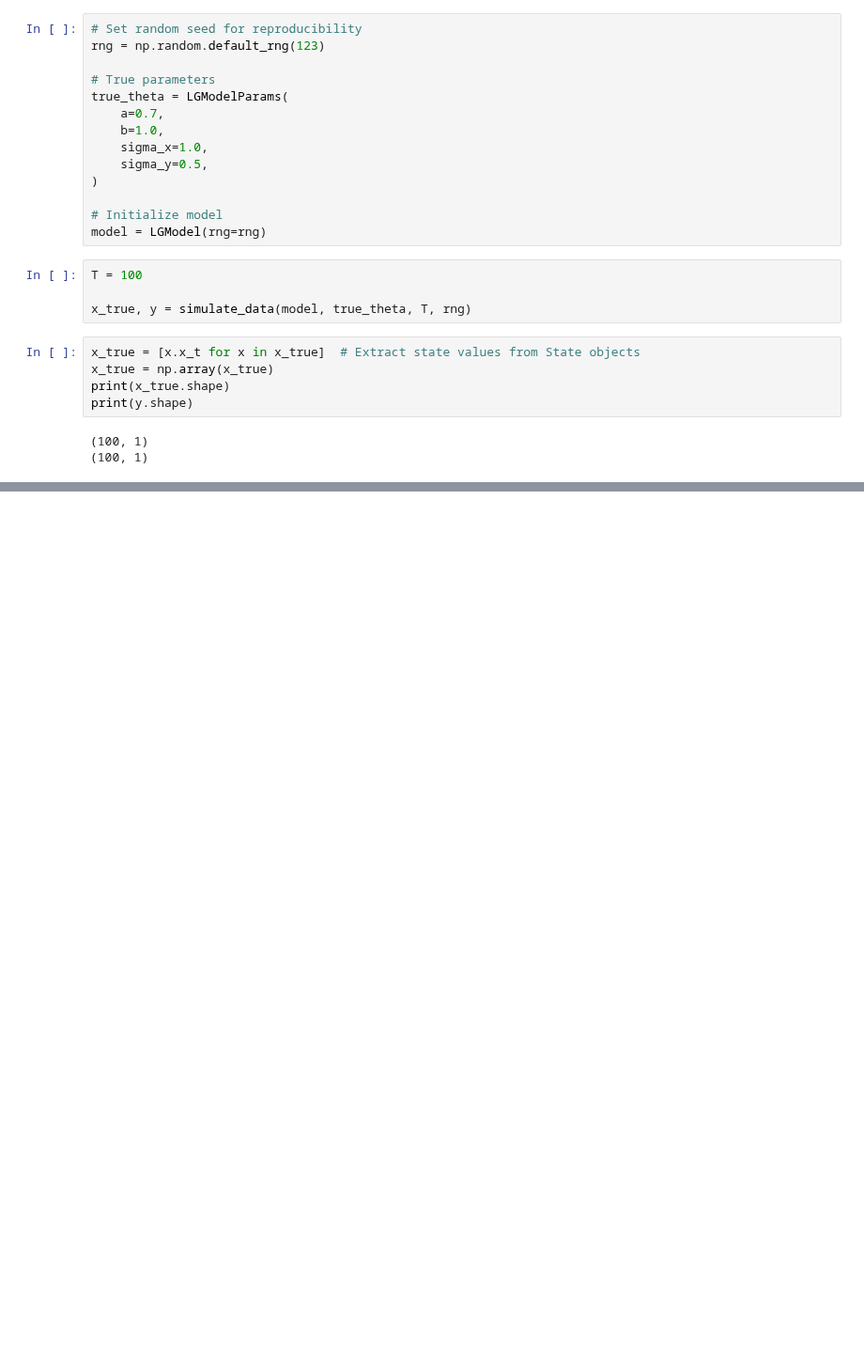
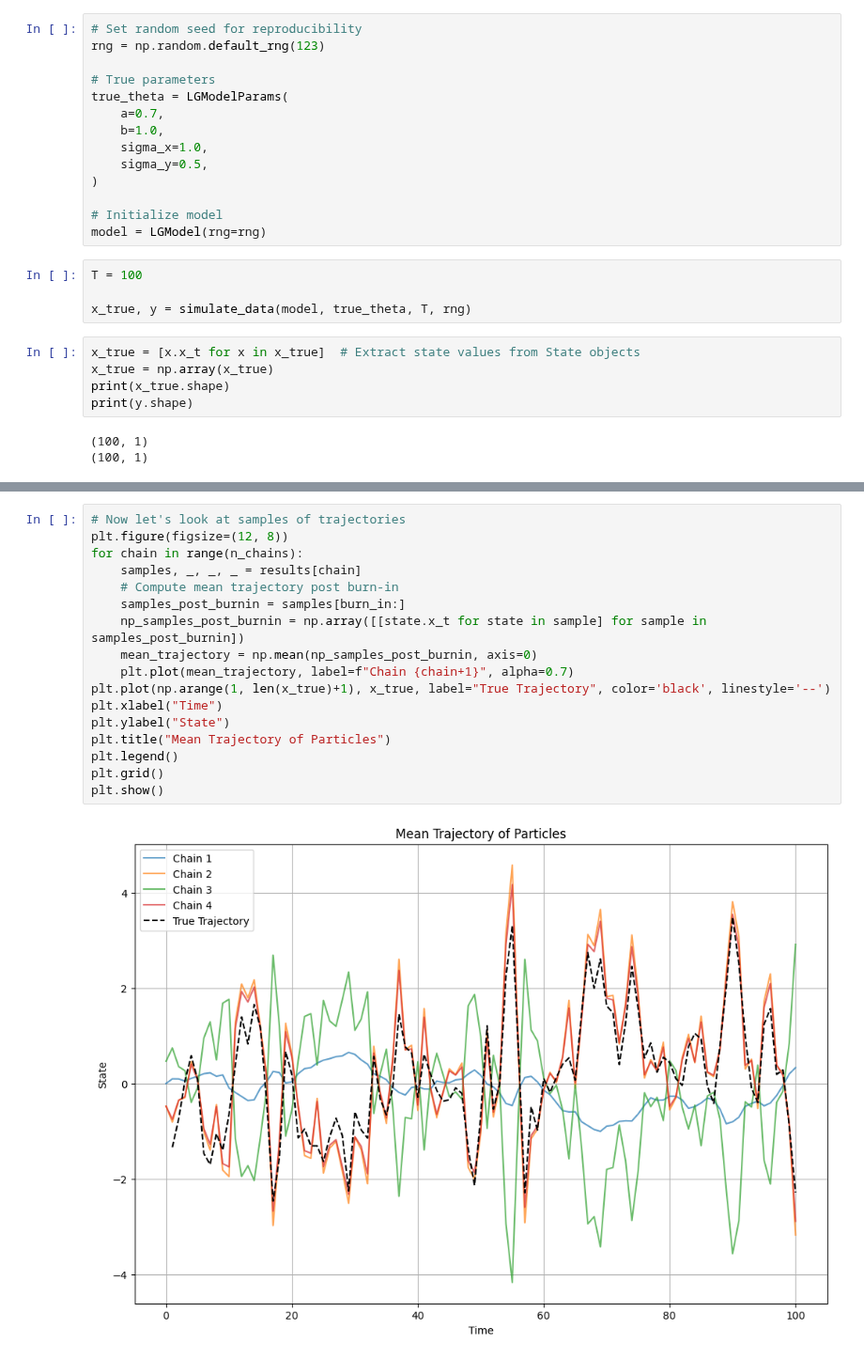
Before and after one commit to vitolev/mssv-smc, a Jupyter notebook: notebooks/06_PMMH.ipynb, the cells around one changed output, grey strips where cells are left out. Shown at 94% size. Drawn from its saved outputs; the diff is of its cells as text; blank space fills up the shorter version.

```diff
--- a/notebooks/06_PMMH.ipynb
+++ b/notebooks/06_PMMH.ipynb
@@ -152,0 +128,19 @@ plt.show()
+# %%
+# Now let's look at samples of trajectories
+plt.figure(figsize=(12, 8))
+for chain in range(n_chains):
+    samples, _, _, _ = results[chain]
+    # Compute mean trajectory post burn-in
+    samples_post_burnin = samples[burn_in:]
+    np_samples_post_burnin = np.array([[state.x_t for state in sample] for sample in samples_post_burnin])
+    mean_trajectory = np.mean(np_samples_post_burnin, axis=0)
+    plt.plot(mean_trajectory, label=f"Chain {chain+1}", alpha=0.7)
+plt.plot(np.arange(1, len(x_true)+1), x_true, label="True Trajectory", color='black', linestyle='--')
+plt.xlabel("Time")
+plt.ylabel("State")
+plt.title("Mean Trajectory of Particles")
+plt.legend()
+plt.grid()
+plt.show()
+# %% [output]
+[figure, added]
```
Also changed, not shown: parts of 14 cells of this notebook, 3 other files.
